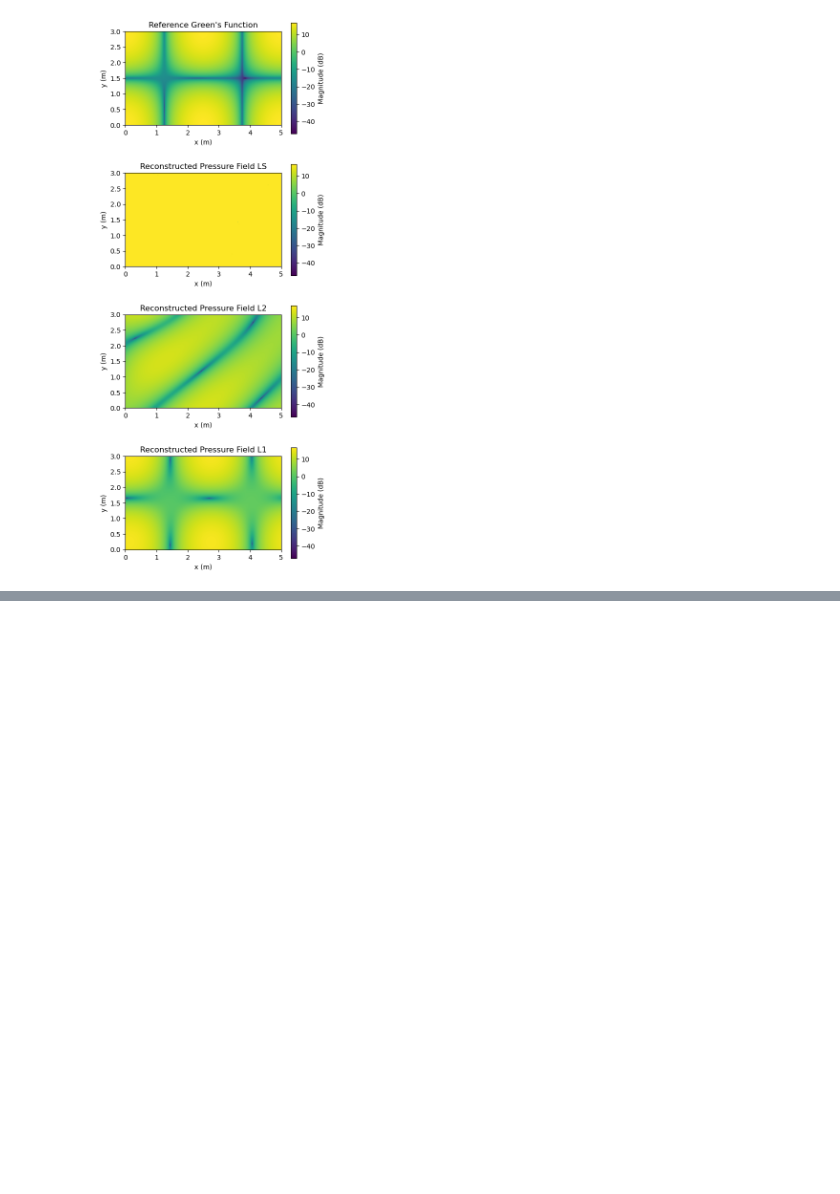
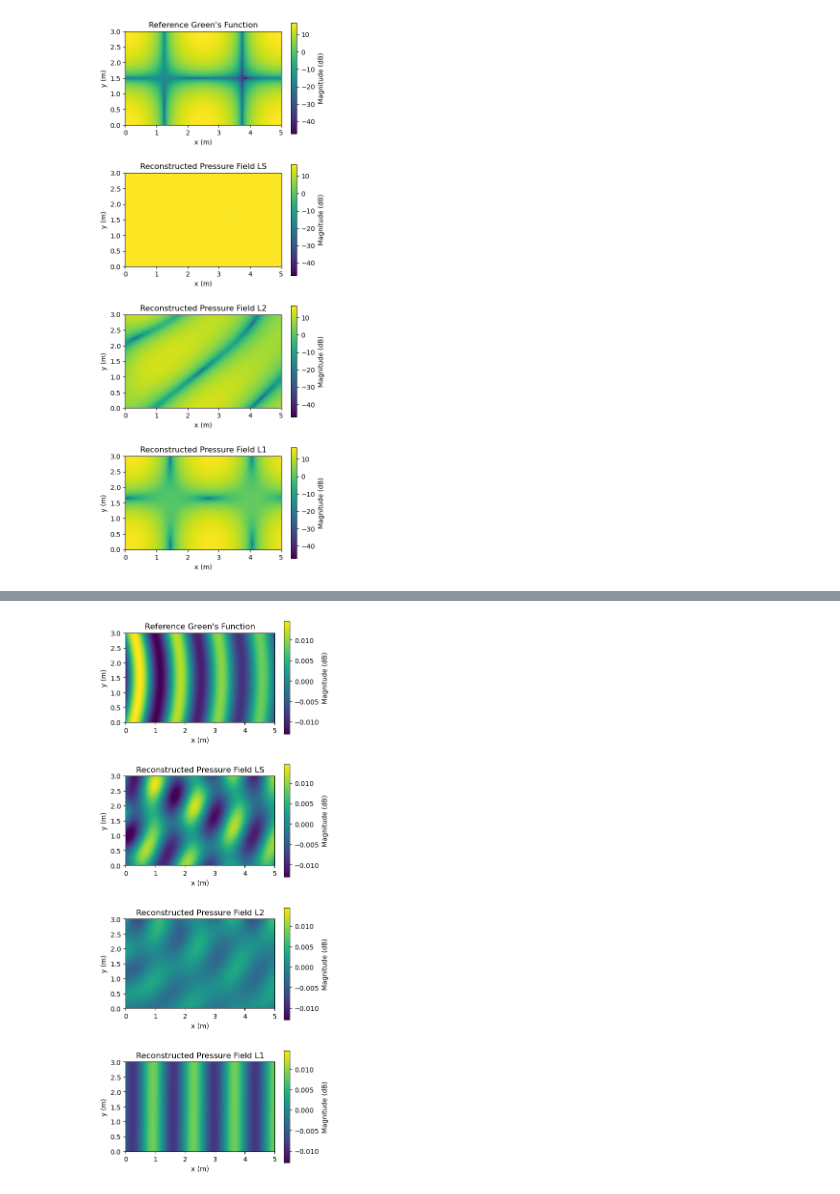
Before and after one commit to samuel-verburg/EEA-summer-school-2025, a Jupyter notebook: welcome.ipynb, the cells around one changed output, grey strips where cells are left out. Saved outputs shown, nothing was run; the diff lists cells and outputs as text; code cells hidden in the pictures; blank space fills up the shorter version.

```diff
--- a/welcome.ipynb
+++ b/welcome.ipynb
@@ -228,0 +267,48 @@ NameError: name 'Greens_freefield' is not defined
+# %%
+r_rec = np.array([X.flatten(), Y.flatten()]).T
+B = np.exp(1j * k @ r_rec.T).T
+
+fig, axes = plt.subplots(4, 1, figsize=(5, 12))
+
+# Compute the min and max values in dB for consistent colorbars
+ref_db = p_ref.real
+rec_ls_db = B @ x_ls.value
+rec_l2_db = B @ x_l2.value
+rec_l1_db =B @ x_l1.value
+rec_ls_db = rec_ls_db.real
+rec_l2_db = rec_l2_db.real
+rec_l1_db = rec_l1_db.real
+vmin, vmax = min(ref_db), max(ref_db)
+
+# Reference Green's Function
+im0 = axes[0].imshow(ref_db.reshape(X.shape), cmap='viridis', vmin=vmin, vmax=vmax, extent=(0, Lx, 0, Ly))
+axes[0].set_title("Reference Green's Function")
+axes[0].set_xlabel('x (m)')
+axes[0].set_ylabel('y (m)')
+fig.colorbar(im0, ax=axes[0], label='Magnitude (dB)')
+
+# Reconstructed Pressure Field LS
+im1 = axes[1].imshow(rec_ls_db.reshape(X.shape), cmap='viridis', vmin=vmin, vmax=vmax, extent=(0, Lx, 0, Ly))
+axes[1].set_title('Reconstructed Pressure Field LS')
+axes[1].set_xlabel('x (m)')
+axes[1].set_ylabel('y (m)')
+fig.colorbar(im1, ax=axes[1], label='Magnitude (dB)')
+
+# Reconstructed Pressure Field L2
+im2 = axes[2].imshow(rec_l2_db.reshape(X.shape), cmap='viridis', vmin=vmin, vmax=vmax, extent=(0, Lx, 0, Ly))
+axes[2].set_title('Reconstructed Pressure Field L2')
+axes[2].set_xlabel('x (m)')
+axes[2].set_ylabel('y (m)')
+fig.colorbar(im2, ax=axes[2], label='Magnitude (dB)')
+
+# Reconstructed Pressure Field L1
+im3 = axes[3].imshow(rec_l1_db.reshape(X.shape), cmap='viridis', vmin=vmin, vmax=vmax, extent=(0, Lx, 0, Ly))
+axes[3].set_title('Reconstructed Pressure Field L1')
+axes[3].set_xlabel('x (m)')
+axes[3].set_ylabel('y (m)')
+fig.colorbar(im3, ax=axes[3], label='Magnitude (dB)')
+
+plt.tight_layout()
+plt.show()
+# %% [output]
+[figure, added]
```
Also changed, not shown: parts of 3 cells of this notebook.
